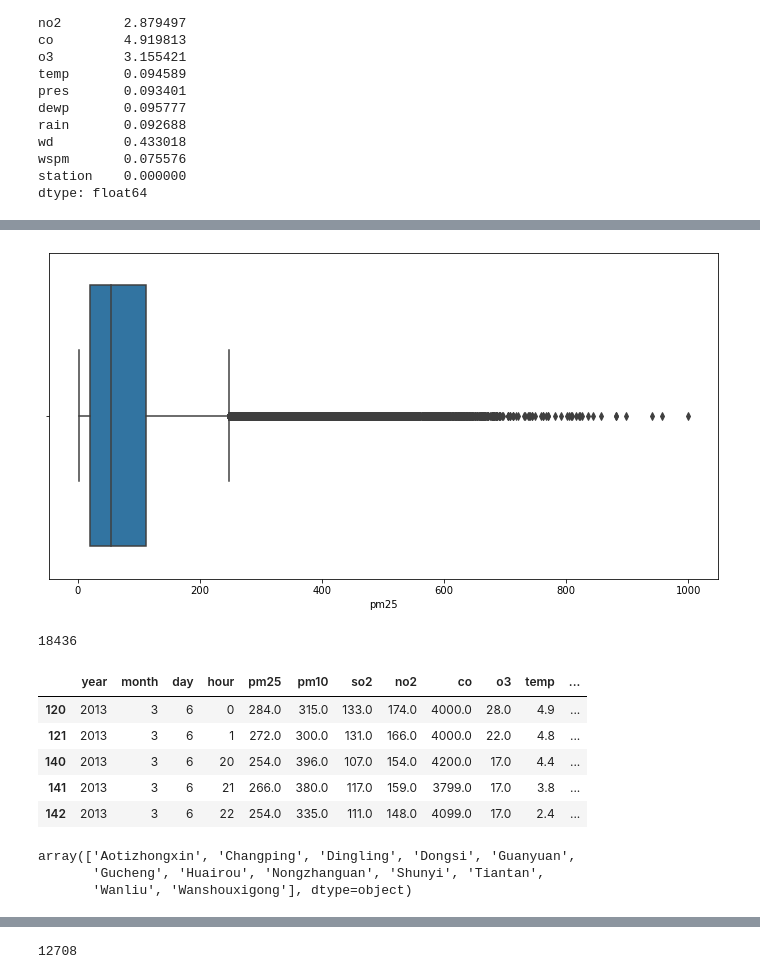
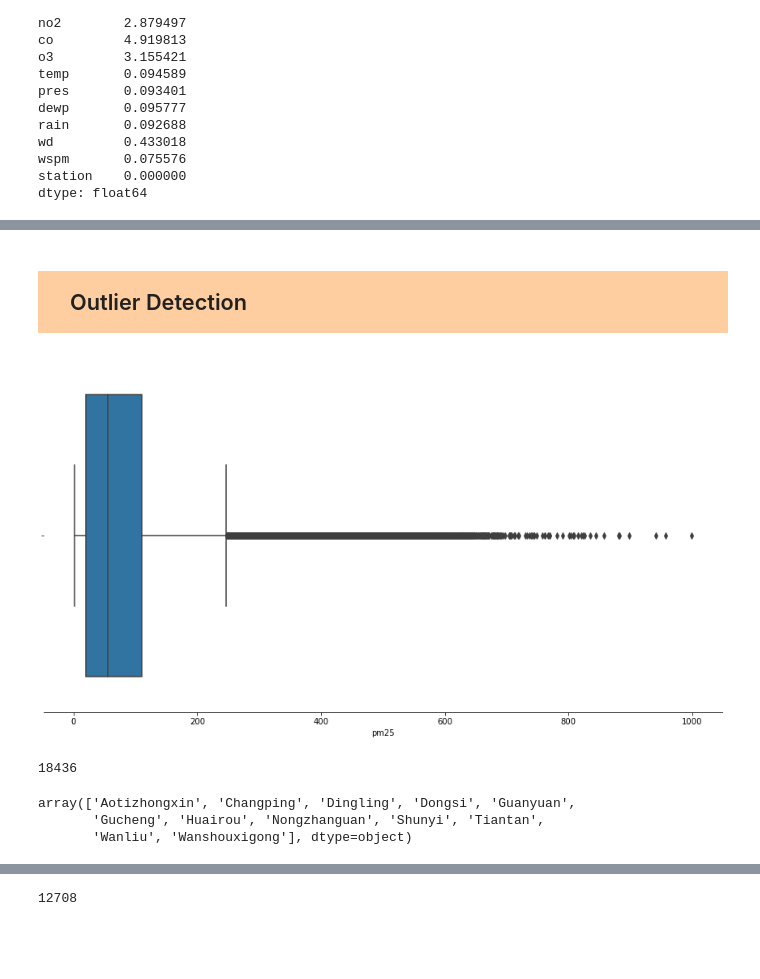
Before and after one commit to myghact-1/Data-Analysis, a Jupyter notebook: Air Quality Analysis.ipynb, the cells around one changed output, grey strips where cells are left out. Saved outputs shown, nothing was run; the diff lists cells and outputs as text; code cells hidden in the pictures; blank space fills up the shorter version.

```diff
--- a/Air Quality Analysis.ipynb
+++ b/Air Quality Analysis.ipynb
@@ -13,15 +5,33 @@ warnings.filterwarnings('ignore')
+# %%
+import numpy as np
+import pandas as pd
+import matplotlib.pyplot as plt
+import seaborn as sns
+
+plt.rcParams["figure.figsize"] = [15,8]
+plt.rcParams["axes.spines.top"] = False
+plt.rcParams["axes.spines.left"] = False
+plt.rcParams["axes.spines.right"] = False
+
+import warnings
+warnings.filterwarnings('ignore')
 # %%
-aot = pd.read_csv('../datasets/air_quality/Aotizhongxin_20130301-20170228.csv')
-chan = pd.read_csv('../datasets/air_quality/Changping_20130301-20170228.csv')
-ding = pd.read_csv('../datasets/air_quality/Dingling_20130301-20170228.csv')
-dong = pd.read_csv('../datasets/air_quality/Dongsi_20130301-20170228.csv')
-guan = pd.read_csv('../datasets/air_quality/Guanyuan_20130301-20170228.csv')
-guch = pd.read_csv('../datasets/air_quality/Gucheng_20130301-20170228.csv')
-hua = pd.read_csv('../datasets/air_quality/Huairou_20130301-20170228.csv')
-nong = pd.read_csv('../datasets/air_quality/Nongzhanguan_20130301-20170228.csv')
-shu = pd.read_csv('../datasets/air_quality/Shunyi_20130301-20170228.csv')
-tian = pd.read_csv('../datasets/air_quality/Tiantan_20130301-20170228.csv')
-wan = pd.read_csv('../datasets/air_quality/Wanliu_20130301-20170228.csv')
-wans = pd.read_csv('../datasets/air_quality/Wanshouxigong_20130301-20170228.csv')
+aot = pd.read_csv('dataset/air_quality/Aotizhongxin_20130301-20170228.csv')
+chan = pd.read_csv('dataset/air_quality/Changping_20130301-20170228.csv')
+ding = pd.read_csv('dataset/air_quality/Dingling_20130301-20170228.csv')
+dong = pd.read_csv('dataset/air_quality/Dongsi_20130301-20170228.csv')
+guan = pd.read_csv('dataset/air_quality/Guanyuan_20130301-20170228.csv')
+guch = pd.read_csv('dataset/air_quality/Gucheng_20130301-20170228.csv')
+hua = pd.read_csv('dataset/air_quality/Huairou_20130301-20170228.csv')
+nong = pd.read_csv('dataset/air_quality/Nongzhanguan_20130301-20170228.csv')
+shu = pd.read_csv('dataset/air_quality/Shunyi_20130301-20170228.csv')
+tian = pd.read_csv('dataset/air_quality/Tiantan_20130301-20170228.csv')
+wan = pd.read_csv('dataset/air_quality/Wanliu_20130301-20170228.csv')
+wans = pd.read_csv('dataset/air_quality/Wanshouxigong_20130301-20170228.csv')
 # %%
-dfs = [aot, chan, ding, dong, guan, guch, hua, nong, shu, tian, wan, wans]
+dfs = [aot, chan, ding, dong, guan,
+       guch, hua, nong, shu, tian,
+       wan, wans]
+
+air_quality = pd.concat(dfs).reset_index(drop=True).drop('No', 1)
+air_quality.head()
@@ -124,29 +157,22 @@ dtype: float64
+# %% [markdown]
+## <div style="background:#ffcea0; padding:1rem 2rem"> Outlier Detection </div>
 # %%
-plt.rcParams['figure.figsize'] = [12, 6]
 sns.boxplot(data=air_quality, x='pm25')
 plt.show()
 # %% [output]
-[figure, old version]
+[figure, new version]
 # %%
 (air_quality.pm25 > 250).sum() # total pm25 values greater than 250
 # %% [output]
 18436
 # %%
 pm25 = air_quality.loc[air_quality.pm25 > 250]
-pm25.head()
+
+pm25.station.unique()
 # %% [output]
-|  | year | month | day | hour | pm25 | pm10 | so2 | no2 | co | o3 | temp | ... |
-| 120 | 2013 | 3 | 6 | 0 | 284.0 | 315.0 | 133.0 | 174.0 | 4000.0 | 28.0 | 4.9 | ... |
-| 121 | 2013 | 3 | 6 | 1 | 272.0 | 300.0 | 131.0 | 166.0 | 4000.0 | 22.0 | 4.8 | ... |
-| 140 | 2013 | 3 | 6 | 20 | 254.0 | 396.0 | 107.0 | 154.0 | 4200.0 | 17.0 | 4.4 | ... |
-| 141 | 2013 | 3 | 6 | 21 | 266.0 | 380.0 | 117.0 | 159.0 | 3799.0 | 17.0 | 3.8 | ... |
-| 142 | 2013 | 3 | 6 | 22 | 254.0 | 335.0 | 111.0 | 148.0 | 4099.0 | 17.0 | 2.4 | ... |
+array(['Aotizhongxin', 'Changping', 'Dingling', 'Dongsi', 'Guanyuan',
+       'Gucheng', 'Huairou', 'Nongzhanguan', 'Shunyi', 'Tiantan',
+       'Wanliu', 'Wanshouxigong'], dtype=object)
-# %%
-pm25.station.unique()
-# %% [output]
-array(['Aotizhongxin', 'Changping', 'Dingling', 'Dongsi', 'Guanyuan',
-       'Gucheng', 'Huairou', 'Nongzhanguan', 'Shunyi', 'Tiantan',
-       'Wanliu', 'Wanshouxigong'], dtype=object)
 # %%
 sns.boxplot(data=air_quality, x='pm10')
 plt.show()
```
Also changed, not shown: parts of 57 cells of this notebook, 3 other files.
